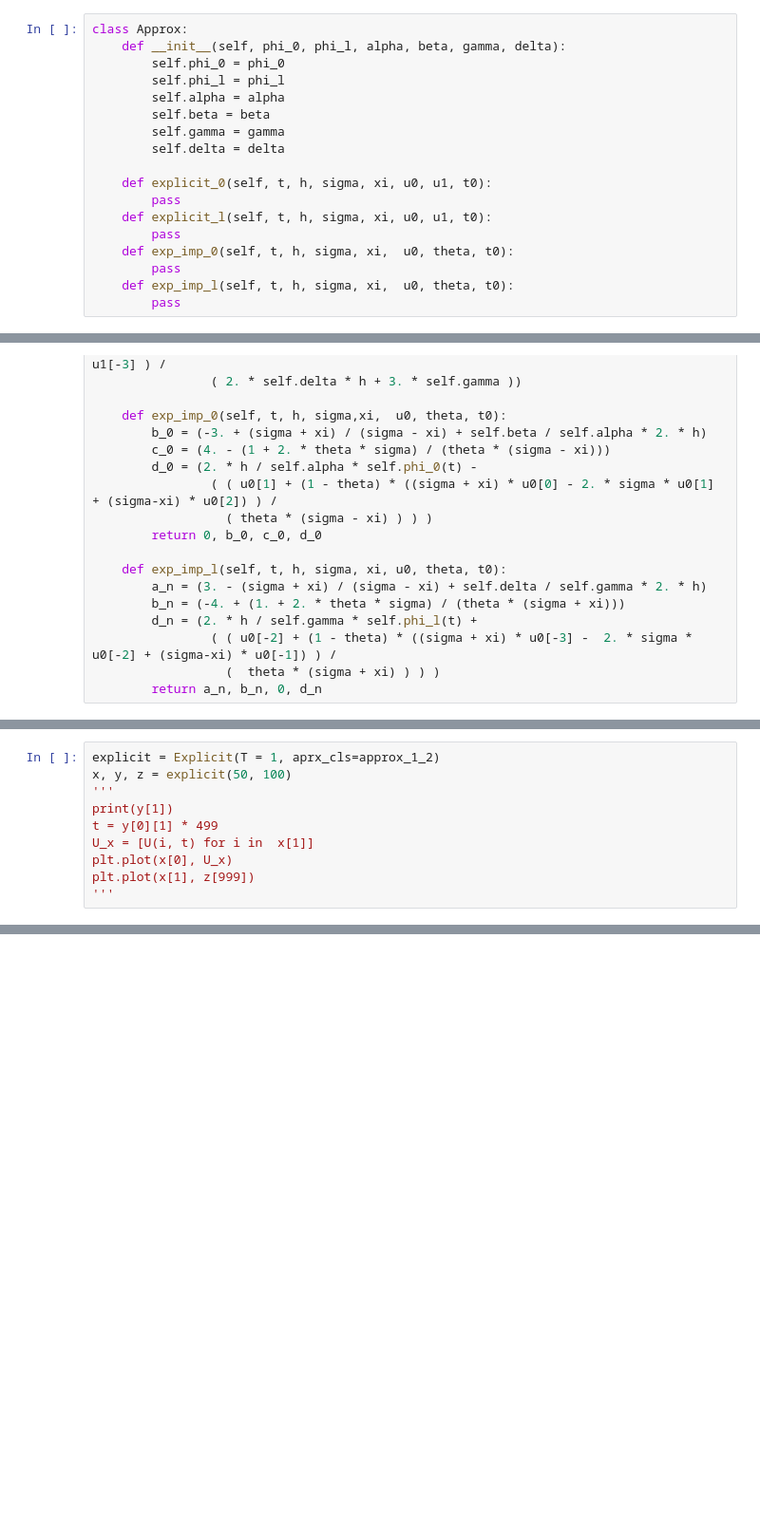
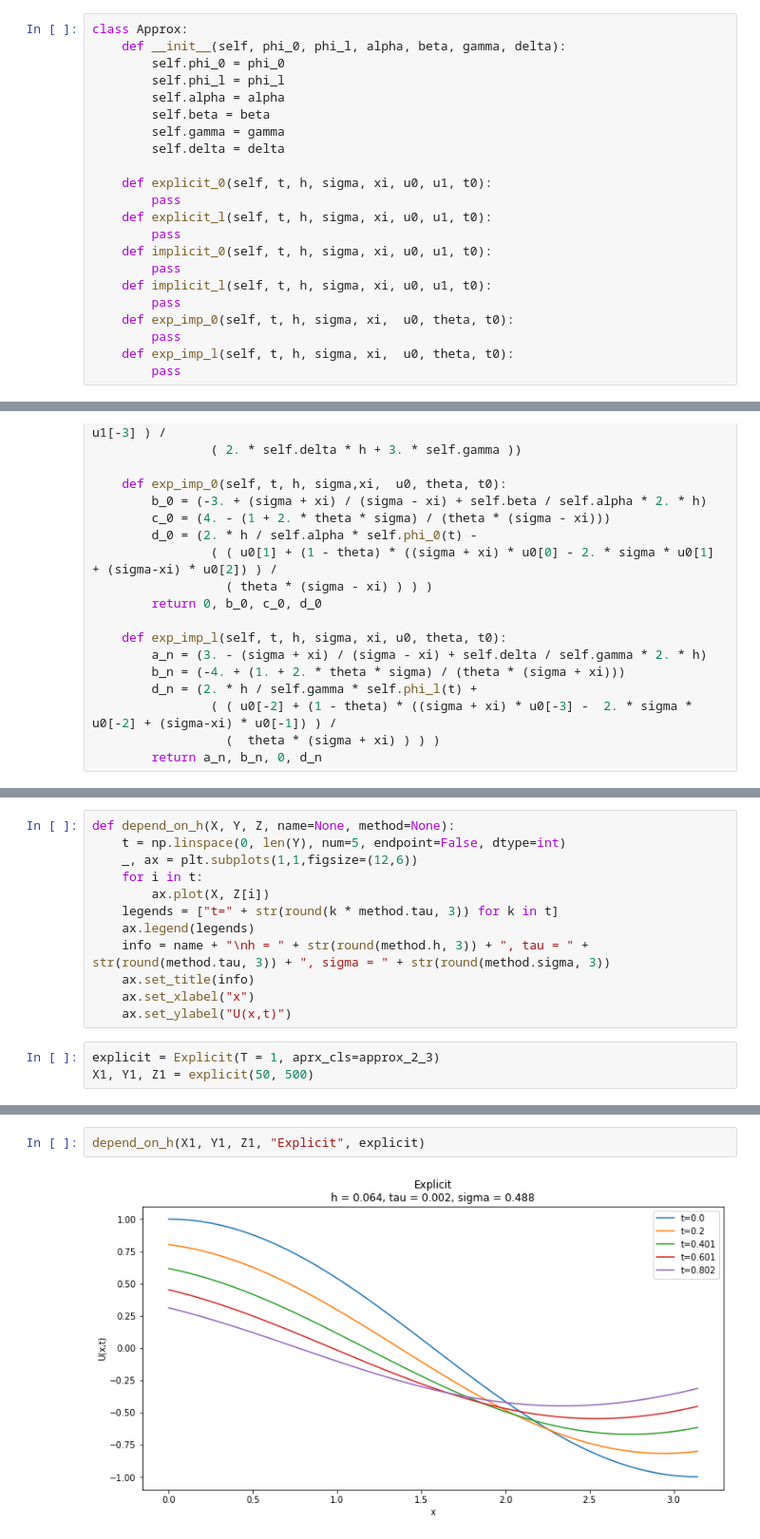
Before and after one commit to vebcreatex7/NM, a Jupyter notebook: lab5/main.ipynb, the cells around one changed output, grey strips where cells are left out. Shown: that part at 95% size. Saved outputs shown, nothing was run; the diff lists cells and outputs as text; blank space fills up the shorter version.

```diff
--- a/lab5/main.ipynb
+++ b/lab5/main.ipynb
@@ -234,6 +270,10 @@ class Approx:
         pass
     def explicit_l(self, t, h, sigma, xi, u0, u1, t0):
         pass
+    def implicit_0(self, t, h, sigma, xi, u0, u1, t0):
+        pass
+    def implicit_l(self, t, h, sigma, xi, u0, u1, t0):
+        pass
     def exp_imp_0(self, t, h, sigma, xi,  u0, theta, t0):
         pass
     def exp_imp_l(self, t, h, sigma, xi,  u0, theta, t0):
@@ -338,10 +372,0 @@ def get_graphic_h(solver, real_f):
-# %%
-explicit = Explicit(T = 1, aprx_cls=approx_1_2)
-x, y, z = explicit(50, 100)
-'''
-print(y[1])
-t = y[0][1] * 499
-U_x = [U(i, t) for i in  x[1]]
-plt.plot(x[0], U_x)
-plt.plot(x[1], z[999])
-'''
@@ -381,0 +401,15 @@ IndexError: list index out of range
+# %%
+def depend_on_h(X, Y, Z, name=None, method=None):
+    t = np.linspace(0, len(Y), num=5, endpoint=False, dtype=int)
+    _, ax = plt.subplots(1,1,figsize=(12,6))
+    for i in t:
+        ax.plot(X, Z[i])
+    legends = ["t=" + str(round(k * method.tau, 3)) for k in t]
+    ax.legend(legends)
+    info = name + "\nh = " + str(round(method.h, 3)) + ", tau = " + str(round(method.tau, 3)) + ", sigma = " + str(round(method.sigma, 3))
+    ax.set_title(info)
+    ax.set_xlabel("x")
+    ax.set_ylabel("U(x,t)")
+# %%
+explicit = Explicit(T = 1, aprx_cls=approx_2_3)
+X1, Y1, Z1 = explicit(50, 500)
@@ -381,0 +426,4 @@ IndexError: list index out of range
+# %%
+depend_on_h(X1, Y1, Z1, "Explicit", explicit)
+# %% [output]
+[figure, added]
```
Also changed, not shown: parts of 24 cells of this notebook.
